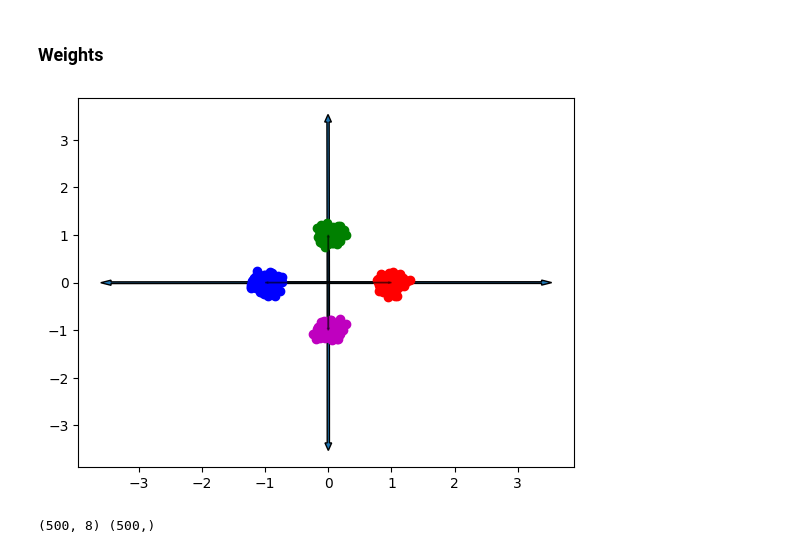
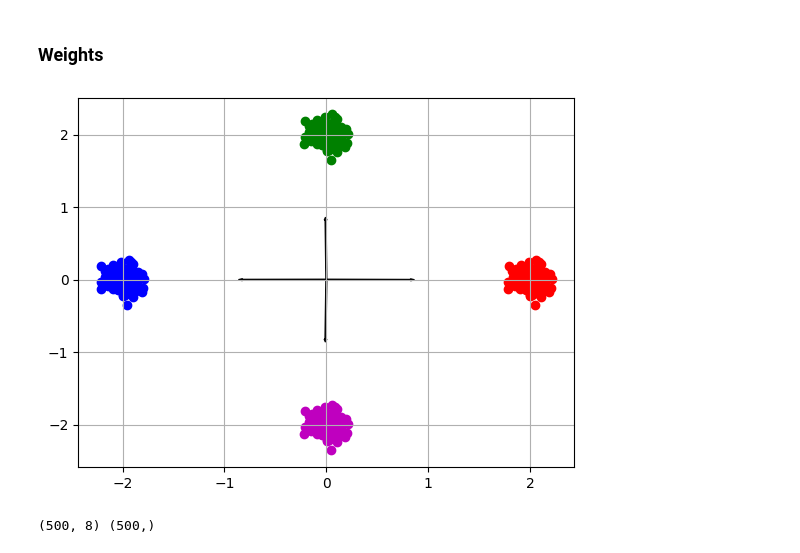
Before and after one commit to Dalsaetra/unitary_memory_indexing_recreated, a Jupyter notebook: notebooks/main.ipynb, the cells around one changed output. Saved outputs shown, nothing was run; the diff lists cells and outputs as text; code cells hidden in the pictures.

```diff
--- a/notebooks/main.ipynb
+++ b/notebooks/main.ipynb
@@ -18,7 +18,7 @@ from Animation import AnimatedScatter
 # %%
 seed = 1234
 # %%
-def data_gen(n_cat,n_p):
+def data_gen(n_cat,n_p,scale=1):
     """Generate clusters of points around uniformly spaced points around origin in 2D
 
     Arguments:
@@ -29,7 +29,7 @@ def data_gen(n_cat,n_p):
         Array of cluster centers, array of all 2D datapoints, array of all corresponding labels to datapoints
     """
     n_tot = n_cat*n_p # Total number of datapoints
-    centers = np.array([[np.cos(t*2*np.pi/n_cat),np.sin(t*2*np.pi/n_cat)] for t in range(n_cat)]) # Generate centers uniformly around the origin
+    centers = np.array([[scale*np.cos(t*2*np.pi/n_cat),scale*np.sin(t*2*np.pi/n_cat)] for t in range(n_cat)]) # Generate centers uniformly around the origin
     data = np.zeros((n_tot,2))
     labels = np.zeros(n_tot)
     for i in range(n_cat):
@@ -41,7 +41,7 @@ def data_gen(n_cat,n_p):
 
 n_categories = 4
 n_p = 128 # points_per_category
-centers,data,labels = data_gen(n_categories,n_p)
+centers,data,labels = data_gen(n_categories,n_p,scale=2)
 # %% [markdown]
 ### Plotting of data
 # %%
@@ -81,7 +81,7 @@ training_loader = torch.utils.data.DataLoader(training_data, batch_size=BATCH_SI
 # %% [markdown]
 ### Create model
 # %%
-model = UMI_L1(2,n_categories,decay=0.01)
+model = UMI_SVB(2,n_categories)
 # %%
 model(torch.tensor([1.,0.]))
 # %% [output]
@@ -155,19 +171,21 @@ Accuracy: 1.00
 # %%
 for param in model.parameters():
     w = param
 
 w_np = w.detach().numpy()
 
 for w in w_np:
     w_len = np.linalg.norm(w)
     width = 0.01*w_len
     plt.arrow(0,0,w[0],w[1],length_includes_head=True,width=width)
 
 for col,center,i in zip(colors,centers,range(n_categories)):
     plt.scatter(data[i*n_p:(i+1)*n_p,0],data[i*n_p:(i+1)*n_p,1],color=col)
-    plt.arrow(0,0,center[0],center[1],length_includes_head=True,width=0.01,color=(0,0,0,0.5))
+    # plt.arrow(0,0,center[0],center[1],length_includes_head=True,width=0.01,color=(0,0,0,0.5))
+
+plt.grid()
 # %% [output]
-[figure, old version]
+[figure, new version]
 # %%
 w_his = np.array(w_his)
 print(w_his.reshape((500,8)).shape,loss_data[::16].shape)
```
Also changed, not shown: parts of 7 cells of this notebook, 1 other file.
